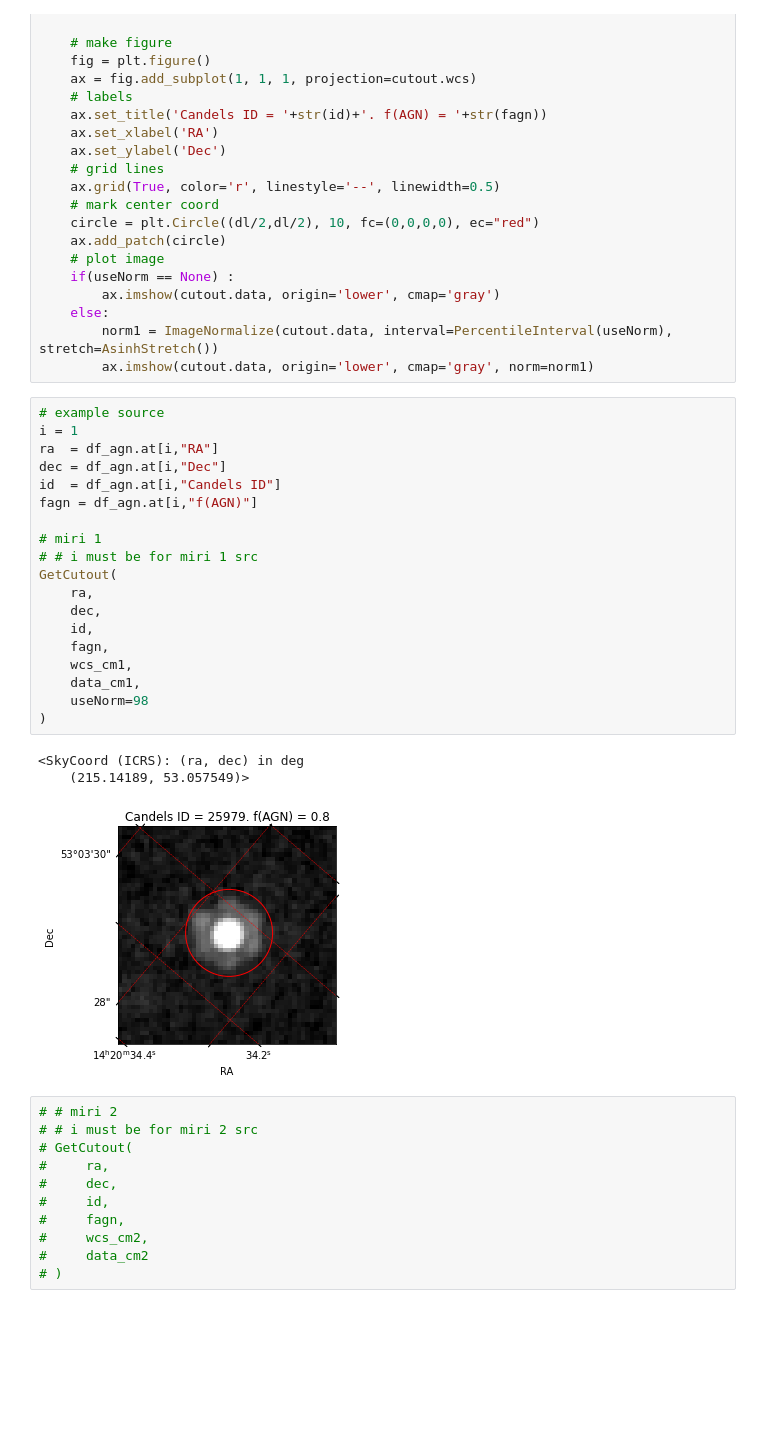
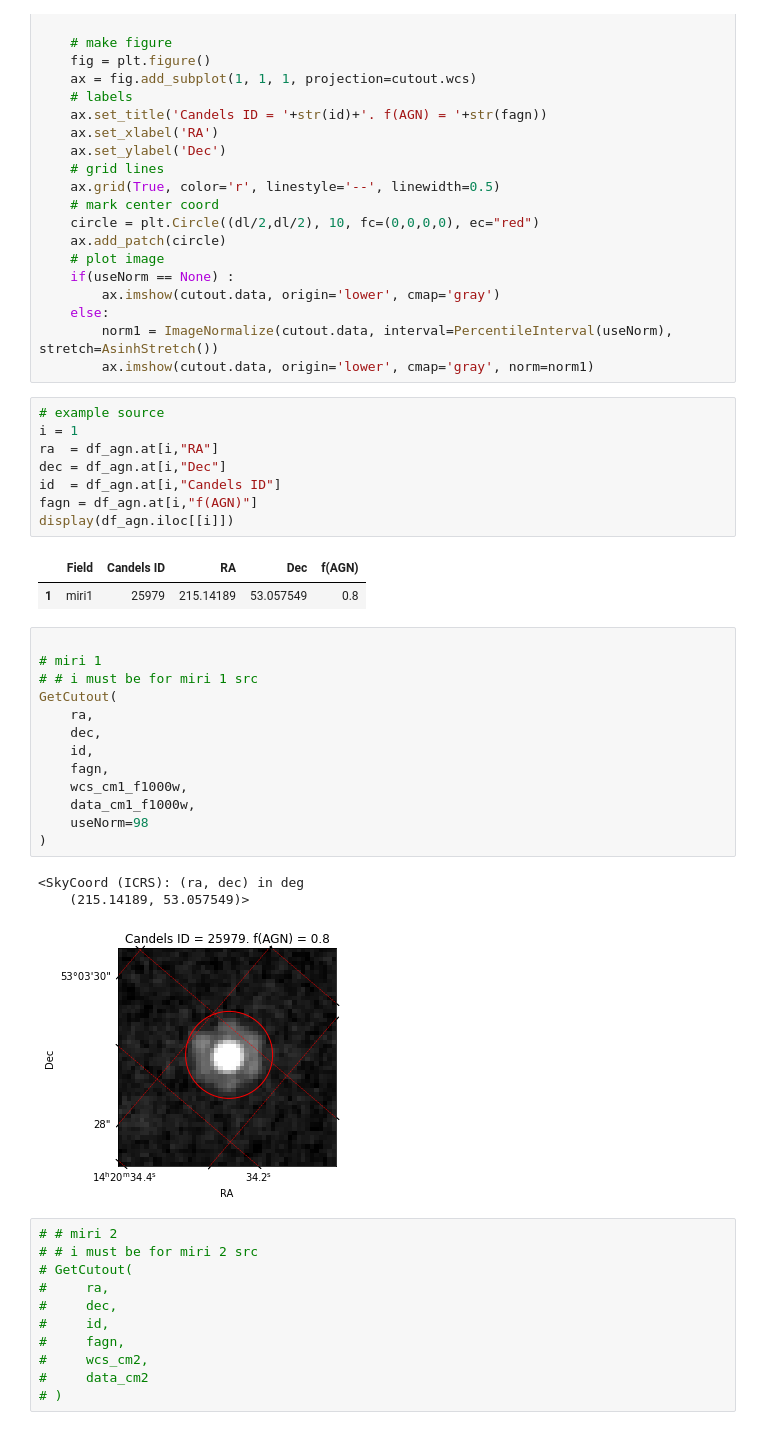
Before and after one commit to parallax-xallaraq/AGNerds, a Jupyter notebook: JWST_AGN_proj2/ImgCuts_AAS_forDrK.ipynb, the cells around one changed output. Drawn from its saved outputs; the diff is of its cells as text; blank space fills up the shorter version.

```diff
--- a/JWST_AGN_proj2/ImgCuts_AAS_forDrK.ipynb
+++ b/JWST_AGN_proj2/ImgCuts_AAS_forDrK.ipynb
@@ -89,26 +101,31 @@ def GetCutout(
 # %%
 # example source
 i = 1
 ra  = df_agn.at[i,"RA"]
 dec = df_agn.at[i,"Dec"]
 id  = df_agn.at[i,"Candels ID"]
 fagn = df_agn.at[i,"f(AGN)"]
-
-# miri 1
-# # i must be for miri 1 src
-GetCutout(
-    ra,
-    dec,
-    id,
-    fagn,
-    wcs_cm1,
-    data_cm1,
-    useNorm=98
-)
+display(df_agn.iloc[[i]])
 # %% [output]
-<SkyCoord (ICRS): (ra, dec) in deg
-    (215.14189, 53.057549)>
-[figure, removed]
+|  | Field | Candels ID | RA | Dec | f(AGN) |
+| 1 | miri1 | 25979 | 215.14189 | 53.057549 | 0.8 |
+# %%
+
+# miri 1
+# # i must be for miri 1 src
+GetCutout(
+    ra,
+    dec,
+    id,
+    fagn,
+    wcs_cm1_f1000w,
+    data_cm1_f1000w,
+    useNorm=98
+)
+# %% [output]
+<SkyCoord (ICRS): (ra, dec) in deg
+    (215.14189, 53.057549)>
+[figure, added]
 # %%
 # # miri 2
 # # i must be for miri 2 src
```
Also changed, not shown: parts of 1 cell of this notebook.
